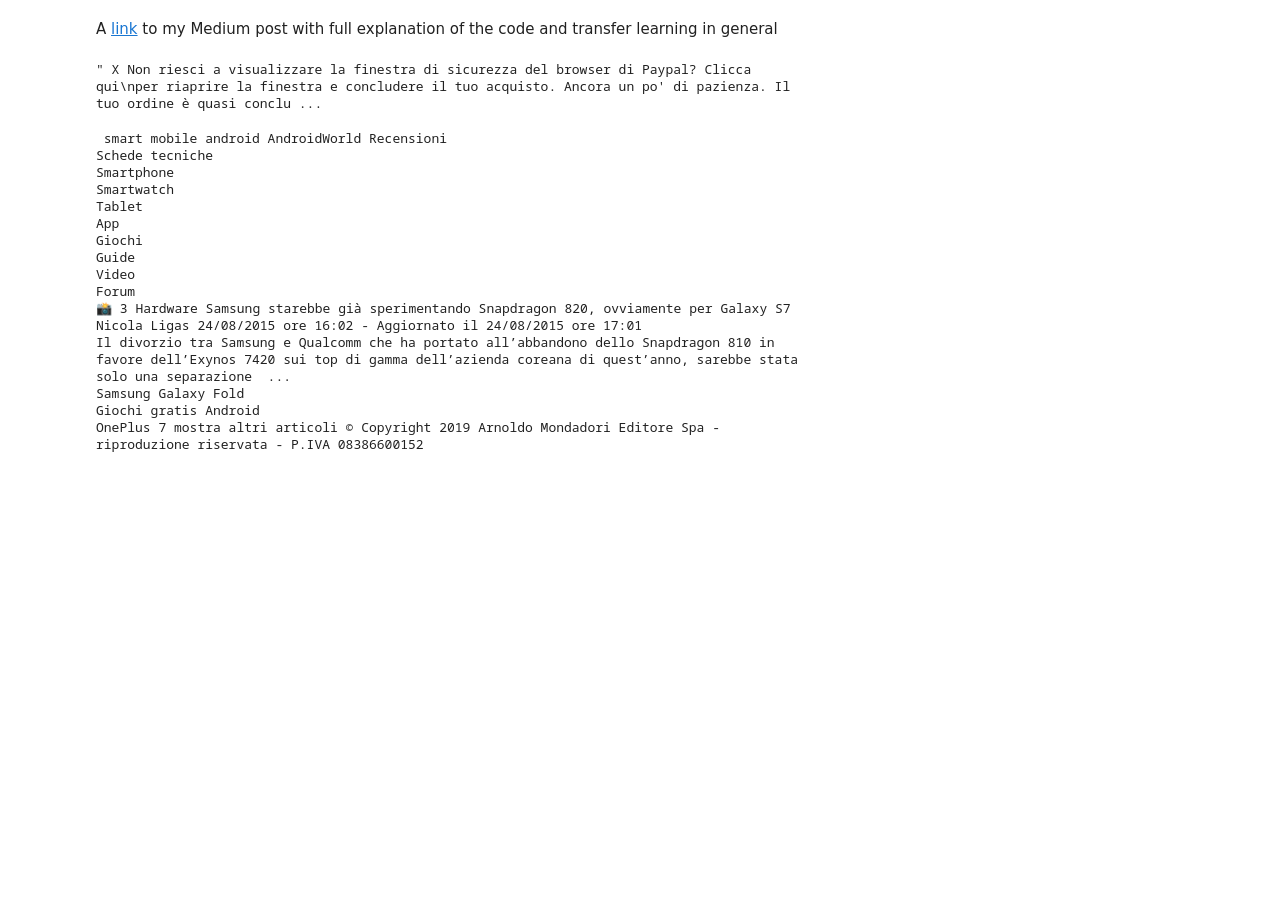
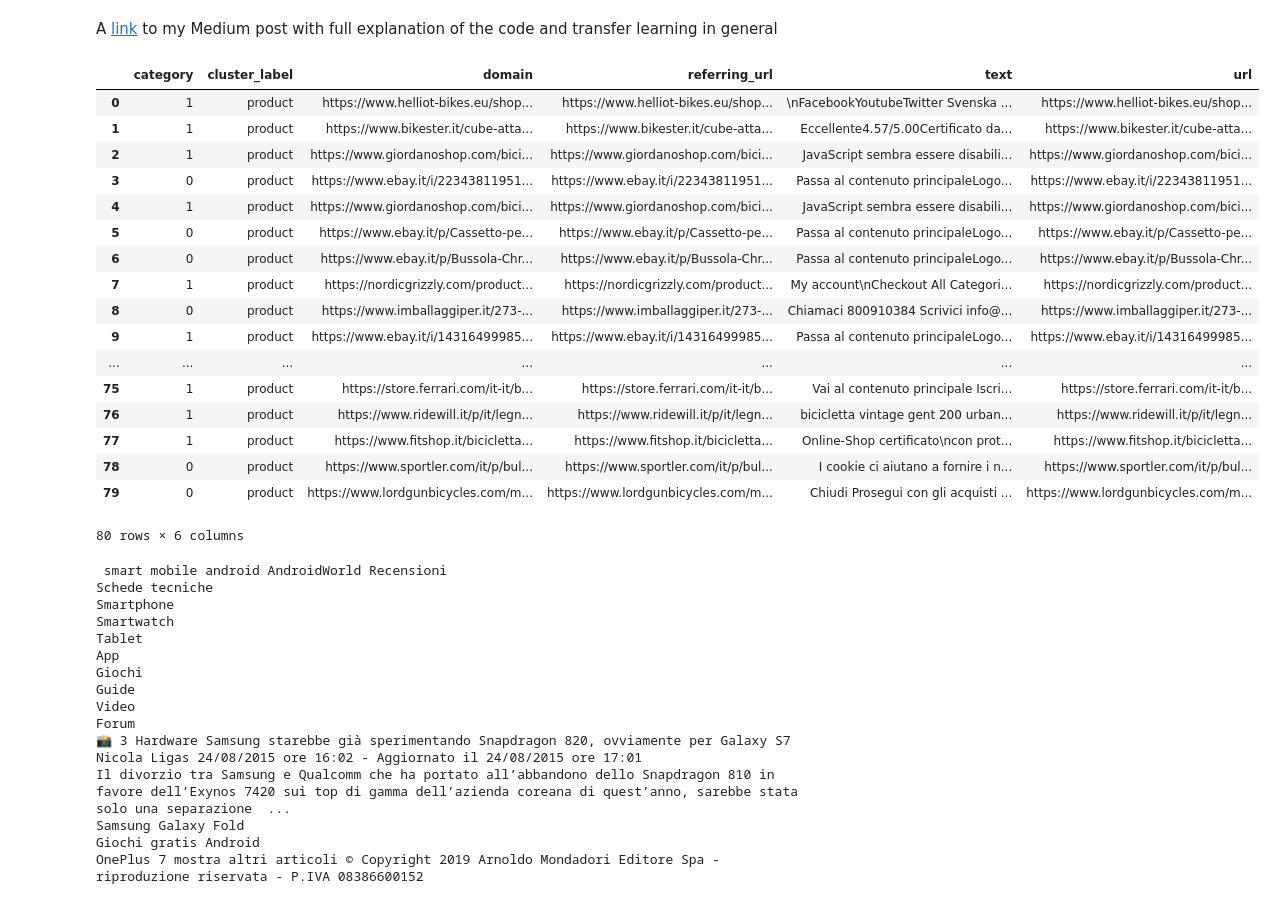
Before and after one commit to C1AFFA/RomaTreAGIW, a Jupyter notebook: hw3-foxlink-classifier/ImgClassifier.ipynb, the cells around one changed output. Cells and saved outputs as stored; diff of their text form; code cells hidden in the pictures; blank space fills up the shorter version.

Commit message:
generated new test parquet with new updated parquet generator script.

```diff
--- a/hw3-foxlink-classifier/ImgClassifier.ipynb
+++ b/hw3-foxlink-classifier/ImgClassifier.ipynb
@@ -269,14 +269,31 @@ print(accuracy)
 # %%
 import pandas as pd
 
-df = pd.read_parquet("./test_evaluation_cluster_pages.parquet")
+df = pd.read_parquet("./evaluation_cluster_pages__NEW.parquet")
 #df.drop(df.index, inplace=True)
 #df = df.loc[df['cluster_label'] == "products"]["url"]
 #df = df.append({'category': 1 ,'cluster_label':"product","domain":"sadasd","referring_url":"sad","text":"sada","url":"sadads"}, ignore_index=True)
-df= df.loc[70,"text"]
+#df= df.loc[73,"text"]
 df
 # %% [output]
+|  | category | cluster_label | domain | referring_url | text | url |
+| 0 | 1 | product | https://www.helliot-bikes.eu/shop... | https://www.helliot-bikes.eu/shop... | \nFacebookYoutubeTwitter Svenska ... | https://www.helliot-bikes.eu/shop... |
+| 1 | 1 | product | https://www.bikester.it/cube-atta... | https://www.bikester.it/cube-atta... | Eccellente4.57/5.00Certificato da... | https://www.bikester.it/cube-atta... |
+| 2 | 1 | product | https://www.giordanoshop.com/bici... | https://www.giordanoshop.com/bici... | JavaScript sembra essere disabili... | https://www.giordanoshop.com/bici... |
+| 3 | 0 | product | https://www.ebay.it/i/22343811951... | https://www.ebay.it/i/22343811951... | Passa al contenuto principaleLogo... | https://www.ebay.it/i/22343811951... |
+| 4 | 1 | product | https://www.giordanoshop.com/bici... | https://www.giordanoshop.com/bici... | JavaScript sembra essere disabili... | https://www.giordanoshop.com/bici... |
+| 5 | 0 | product | https://www.ebay.it/p/Cassetto-pe... | https://www.ebay.it/p/Cassetto-pe... | Passa al contenuto principaleLogo... | https://www.ebay.it/p/Cassetto-pe... |
+| 6 | 0 | product | https://www.ebay.it/p/Bussola-Chr... | https://www.ebay.it/p/Bussola-Chr... | Passa al contenuto principaleLogo... | https://www.ebay.it/p/Bussola-Chr... |
+| 7 | 1 | product | https://nordicgrizzly.com/product... | https://nordicgrizzly.com/product... | My account\nCheckout All Categori... | https://nordicgrizzly.com/product... |
+| 8 | 0 | product | https://www.imballaggiper.it/273-... | https://www.imballaggiper.it/273-... | Chiamaci 800910384 Scrivici info@... | https://www.imballaggiper.it/273-... |
+| 9 | 1 | product | https://www.ebay.it/i/14316499985... | https://www.ebay.it/i/14316499985... | Passa al contenuto principaleLogo... | https://www.ebay.it/i/14316499985... |
+| ... | ... | ... | ... | ... | ... | ... |
+| 75 | 1 | product | https://store.ferrari.com/it-it/b... | https://store.ferrari.com/it-it/b... | Vai al contenuto principale Iscri... | https://store.ferrari.com/it-it/b... |
+| 76 | 1 | product | https://www.ridewill.it/p/it/legn... | https://www.ridewill.it/p/it/legn... | bicicletta vintage gent 200 urban... | https://www.ridewill.it/p/it/legn... |
+| 77 | 1 | product | https://www.fitshop.it/bicicletta... | https://www.fitshop.it/bicicletta... | Online-Shop certificato\ncon prot... | https://www.fitshop.it/bicicletta... |
+| 78 | 0 | product | https://www.sportler.com/it/p/bul... | https://www.sportler.com/it/p/bul... | I cookie ci aiutano a fornire i n... | https://www.sportler.com/it/p/bul... |
+| 79 | 0 | product | https://www.lordgunbicycles.com/m... | https://www.lordgunbicycles.com/m... | Chiudi Prosegui con gli acquisti ... | https://www.lordgunbicycles.com/m... |
-" X Non riesci a visualizzare la finestra di sicurezza del browser di Paypal? Clicca qui\nper riaprire la finestra e concludere il tuo acquisto. Ancora un po' di pazienza. Il tuo ordine è quasi conclu ...
+80 rows × 6 columns
 # %%
 def get_line_generator():
     testfile = open("./test_set_cluster_pages.txt")
```
Also changed, not shown: 6 other files.
